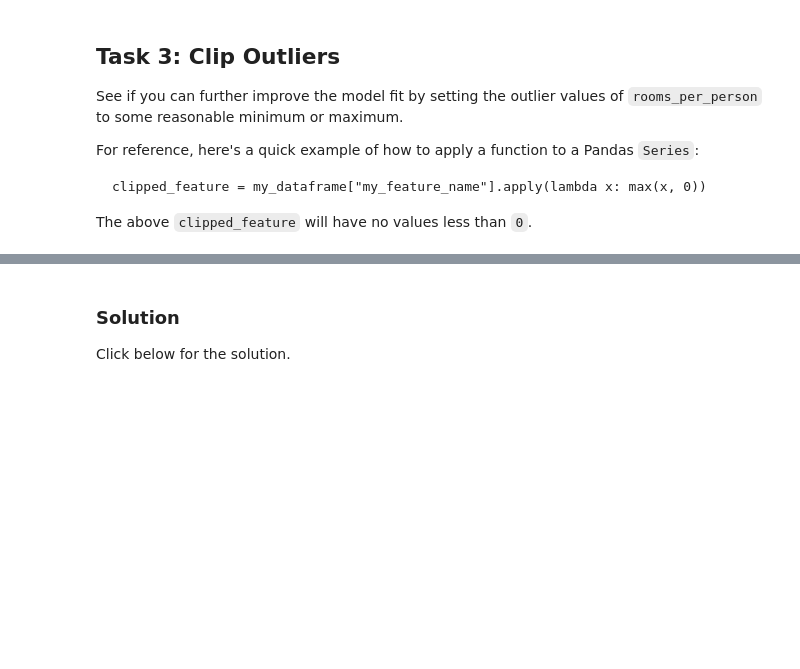
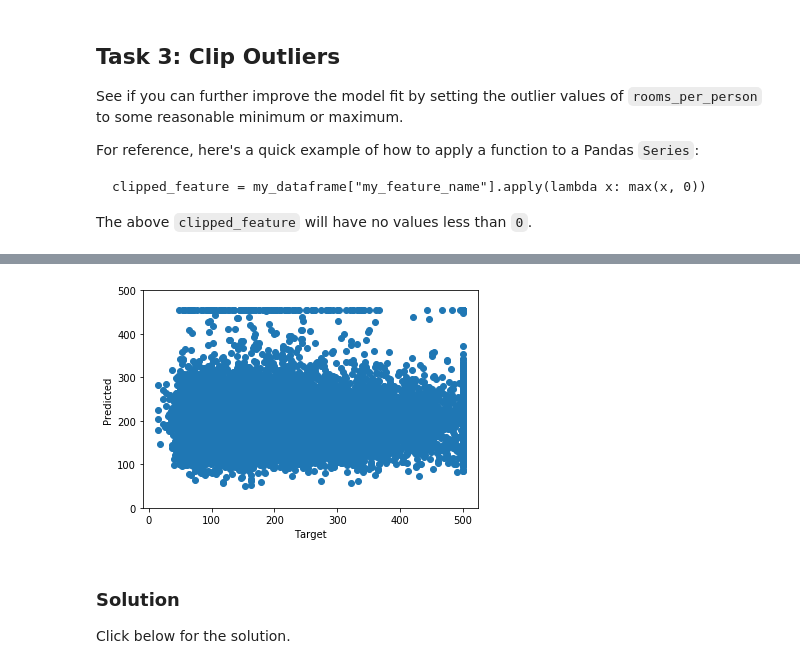
Before and after one commit to sathayas/GoogleMLCrashCourse, a Jupyter notebook: exercises/synthetic_features_and_outliers.ipynb, the cells around one changed output, grey strips where cells are left out. Drawn from its saved outputs; the diff is of its cells as text; code cells hidden in the pictures; blank space fills up the shorter version.

```diff
--- a/exercises/synthetic_features_and_outliers.ipynb
+++ b/exercises/synthetic_features_and_outliers.ipynb
@@ -368,3 +437,11 @@ The above `clipped_feature` will have no values less than `0`.
+# %%
+plt.scatter(calibration_data.targets, calibration_data.predictions)
+plt.xlabel('Target')
+plt.ylabel('Predicted')
+plt.ylim([0,500])
+plt.show()
+# %% [output]
+[figure, added]
 # %% [markdown]
 ### Solution
 
```
Also changed, not shown: parts of 11 cells of this notebook.
